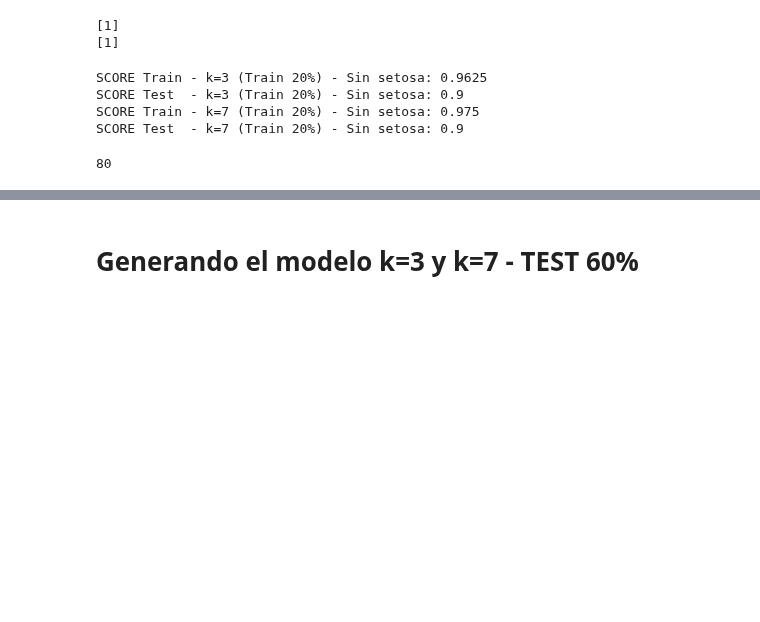
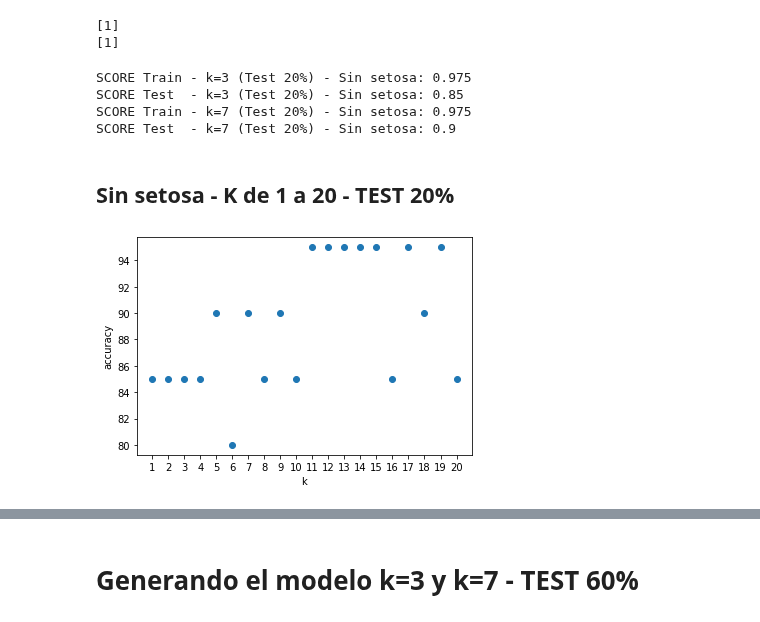
Before and after one commit to leo90rc/Leonardo.DataScience, a Jupyter notebook: week9_ML_svm_poly_norm/day3_cicd_encoding_metrics_knn_svm_nlr/knn/exercises/1.knn_exercise.ipynb, the cells around one changed output, grey strips where cells are left out. Saved outputs shown, nothing was run; the diff lists cells and outputs as text; code cells hidden in the pictures; blank space fills up the shorter version.

```diff
--- a/week9_ML_svm_poly_norm/day3_cicd_encoding_metrics_knn_svm_nlr/knn/exercises/1.knn_exercise.ipynb
+++ b/week9_ML_svm_poly_norm/day3_cicd_encoding_metrics_knn_svm_nlr/knn/exercises/1.knn_exercise.ipynb
@@ -336,16 +399,31 @@ print(prediccion1_sin_setosa_k7_2)
 [1]
 [1]
 # %%
-print('SCORE Train - k=3 (Train 20%) - Sin setosa:', model1_sin_setosa_k3.score(X_train_sin_setosa, y_train_sin_setosa))
-print('SCORE Test  - k=3 (Train 20%) - Sin setosa:', model1_sin_setosa_k3.score(X_test_sin_setosa, y_test_sin_setosa))
-print('SCORE Train - k=7 (Train 20%) - Sin setosa:', model1_sin_setosa_k7.score(X_train_sin_setosa, y_train_sin_setosa))
-print('SCORE Test  - k=7 (Train 20%) - Sin setosa:', model1_sin_setosa_k7.score(X_test_sin_setosa, y_test_sin_setosa))
+print('SCORE Train - k=3 (Test 20%) - Sin setosa:', model1_sin_setosa_k3.score(X_train_sin_setosa, y_train_sin_setosa))
+print('SCORE Test  - k=3 (Test 20%) - Sin setosa:', model1_sin_setosa_k3.score(X_test_sin_setosa, y_test_sin_setosa))
+print('SCORE Train - k=7 (Test 20%) - Sin setosa:', model1_sin_setosa_k7.score(X_train_sin_setosa, y_train_sin_setosa))
+print('SCORE Test  - k=7 (Test 20%) - Sin setosa:', model1_sin_setosa_k7.score(X_test_sin_setosa, y_test_sin_setosa))
 # %% [output]
-SCORE Train - k=3 (Train 20%) - Sin setosa: 0.9625
-SCORE Test  - k=3 (Train 20%) - Sin setosa: 0.9
-SCORE Train - k=7 (Train 20%) - Sin setosa: 0.975
-SCORE Test  - k=7 (Train 20%) - Sin setosa: 0.9
+SCORE Train - k=3 (Test 20%) - Sin setosa: 0.975
+SCORE Test  - k=3 (Test 20%) - Sin setosa: 0.85
+SCORE Train - k=7 (Test 20%) - Sin setosa: 0.975
+SCORE Test  - k=7 (Test 20%) - Sin setosa: 0.9
-# %%
-len(X_train_sin_setosa)
-# %% [output]
-80
+# %% [markdown]
+## Sin setosa - K de 1 a 20 - TEST 20%
+# %%
+import matplotlib.pyplot as plt
+
+k_range = range(1, 21)
+scores1_sin_setosa = {}
+for k in k_range:
+    knn = KNeighborsClassifier(n_neighbors = k)
+    knn.fit(X_train_sin_setosa, y_train_sin_setosa)
+    scores1_sin_setosa[k] = knn.score(X_test_sin_setosa, y_test_sin_setosa) * 100
+plt.figure()
+plt.xlabel('k')
+plt.ylabel('accuracy')
+plt.scatter(k_range, list(scores1_sin_setosa.values()))
+ejeX = range(1, 21)
+plt.xticks(ejeX);
+# %% [output]
+[figure, added]
```
Also changed, not shown: parts of 21 cells of this notebook, 3 other files.
